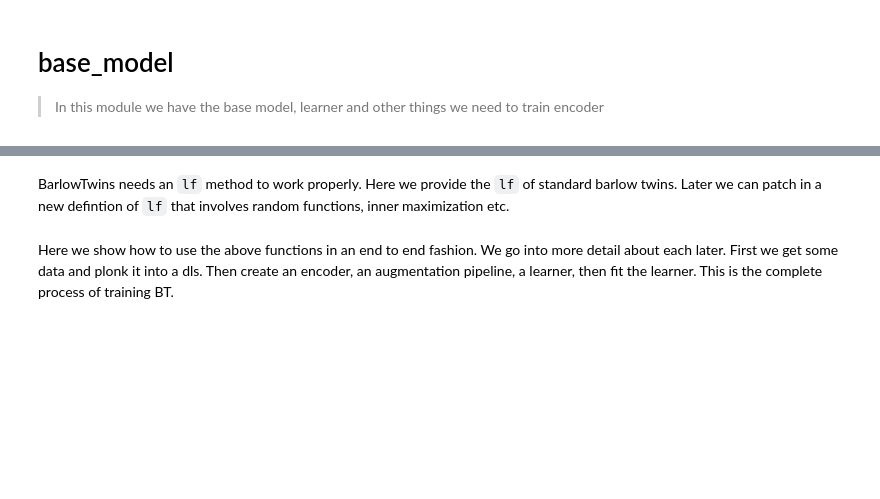
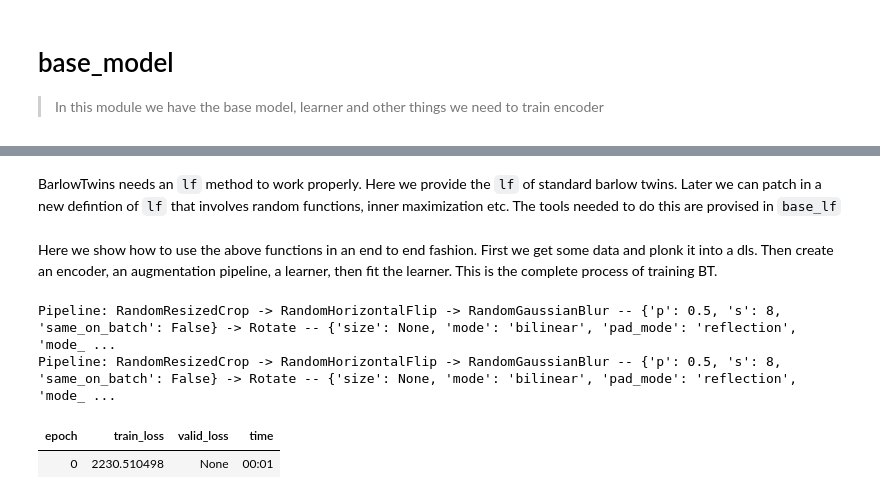
Before and after one commit to vu-nguyen-28/base_rbt, a Jupyter notebook: nbs/base_model.ipynb, the cells around one changed output, grey strips where cells are left out. Drawn from its saved outputs; the diff is of its cells as text; code cells hidden in the pictures; blank space fills up the shorter version.

```diff
--- a/nbs/base_model.ipynb
+++ b/nbs/base_model.ipynb
@@ -33,7 +29,9 @@ Here we have the base functions and classes to train a basic BT-style model.
 class BarlowTwinsModel(Module):
     """An encoder followed by a projector
     """
-    def __init__(self,encoder,projector):self.encoder,self.projector = encoder,projector
+    def __init__(self,encoder,projector):
+        self.encoder = encoder
+        self.projector = projector
 
     def forward(self,x):
 
@@ -52,11 +50,13 @@ def get_barlow_twins_aug_pipelines(size,**kwargs): return get_multi_aug_pipeline
 
 class BarlowTwins(Callback):
     order,run_valid = 9,True
-    def __init__(self, aug_pipelines, lmb=5e-3, print_augs=False):
+    def __init__(self, aug_pipelines,n_in, lmb=5e-3, print_augs=False):
         assert_aug_pipelines(aug_pipelines)
         self.aug1, self.aug2 = aug_pipelines
         if print_augs: print(self.aug1), print(self.aug2)
         store_attr('lmb')
+
+        self.n_in=n_in
 
         self.index=-1 #Gets updated after each batch
         self.seed = np.random.randint(0,10000) #gets updated after each batch
@@ -77,7 +77,14 @@ class BarlowTwins(Callback):
 
     def before_batch(self):
 
-        xi,xj = self.aug1(TensorImage(self.x)), self.aug2(TensorImage(self.x))
+        #TODO: Make this nicer (possibly can load in data as TensorImage(BW) or something?)
+        #This is a bit of a hack. Can make this more elegant later. But in new version of FastAI
+        #seems we need to compute TensorImage(BW) here, and depends on whether color or not, i.e. n_in.
+        if self.n_in == 1:
+            xi,xj = self.aug1(TensorImageBW(self.x)), self.aug2(TensorImageBW(self.x))
+        elif self.n_in == 3:
+            xi,xj = self.aug1(TensorImage(self.x)), self.aug2(TensorImage(self.x))
+
         self.learn.xb = (torch.cat([xi, xj]),)
 
         self.index=self.index+1
@@ -85,7 +92,6 @@ class BarlowTwins(Callback):
 
     @torch.no_grad()
     def show(self, n=1):
-
         bs = self.learn.x.size(0)//2
         x1,x2  = self.learn.x[:bs], self.learn.x[bs:]
         idxs = np.random.choice(range(bs),n,False)
@@ -96,7 +102,7 @@ class BarlowTwins(Callback):
         return show_batch(x1[0], None, images, max_n=len(images), nrows=n)
 # %% [markdown]
 BarlowTwins needs an `lf` method to work properly. Here we provide the `lf` of standard barlow twins. Later we can
-patch in a new defintion of `lf` that involves random functions, inner maximization etc.
+patch in a new defintion of `lf` that involves random functions, inner maximization etc. The tools needed to do this are provised in `base_lf`
 # %%
 #| export
 def lf_bt(pred,I,lmb):
@@ -117,8 +123,7 @@ def lf_bt(pred,I,lmb):
 def lf(self:BarlowTwins, pred,*yb):
     return lf_bt(pred, self.I,self.lmb)
 # %% [markdown]
-Here we show how to use the above functions in an end to end fashion. We go into more detail about each later.
-First we get some data and plonk it into a dls. Then create an encoder, an augmentation pipeline, a learner, then fit
+Here we show how to use the above functions in an end to end fashion. First we get some data and plonk it into a dls. Then create an encoder, an augmentation pipeline, a learner, then fit
 the learner. This is the complete process of training BT.
 # %%
 #| hide
@@ -130,18 +134,24 @@ the learner. This is the complete process of training BT.
 # %%
 #| hide
 #Get some MNIST data and plonk it into a dls
 path = untar_data(URLs.MNIST)
 items = get_image_files(path/'training') #i.e. NOT testing!!!
 items = items[0:10]
 split = RandomSplitter(valid_pct=0.0)
 tds = Datasets(items, [PILImageBW.create, [parent_label, Categorize()]], splits=split(items))
 dls = tds.dataloaders(bs=2,num_workers=0, after_item=[ToTensor(), IntToFloatTensor()], device=device)
 
 #Full usage of above
 ps=500
 hs=500
-fastai_encoder = create_fastai_encoder(xresnet18(),pretrained=False,n_in=1)
+n_in=1
+fastai_encoder = create_fastai_encoder(xresnet18(),pretrained=False,n_in=n_in)
 model = create_barlow_twins_model(fastai_encoder, hidden_size=hs,projection_size=ps)# projection_size=1024)
 aug_pipelines = get_barlow_twins_aug_pipelines(size=28, rotate=True,flip_p=0,resize_scale=(0.7,1), jitter=False, bw=False,blur=True,blur_p=0.5,blur_s=8, stats=None, cuda=(device=='cuda'))
-learn = Learner(dls,model, cbs=[BarlowTwins(aug_pipelines, print_augs=True)])
+learn = Learner(dls,model, cbs=[BarlowTwins(aug_pipelines,n_in=n_in,print_augs=True)])
 learn.fit(1)
+# %% [output]
+Pipeline: RandomResizedCrop -> RandomHorizontalFlip -> RandomGaussianBlur -- {'p': 0.5, 's': 8, 'same_on_batch': False} -> Rotate -- {'size': None, 'mode': 'bilinear', 'pad_mode': 'reflection', 'mode_ ...
+Pipeline: RandomResizedCrop -> RandomHorizontalFlip -> RandomGaussianBlur -- {'p': 0.5, 's': 8, 'same_on_batch': False} -> Rotate -- {'size': None, 'mode': 'bilinear', 'pad_mode': 'reflection', 'mode_ ...
+| epoch | train_loss | valid_loss | time |
+| 0 | 2230.510498 | None | 00:01 |
```
Also changed, not shown: parts of 7 cells of this notebook, 6 other files.
